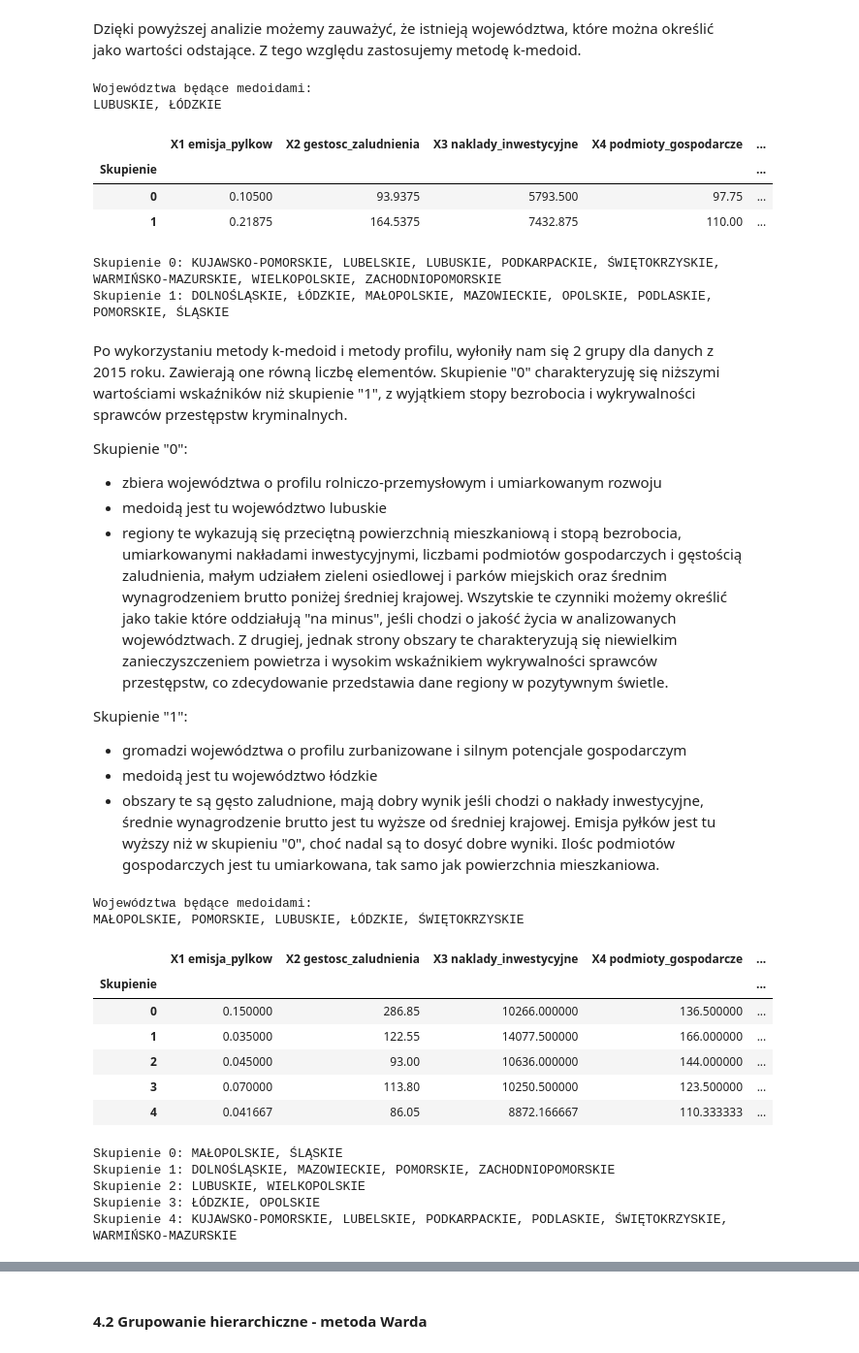
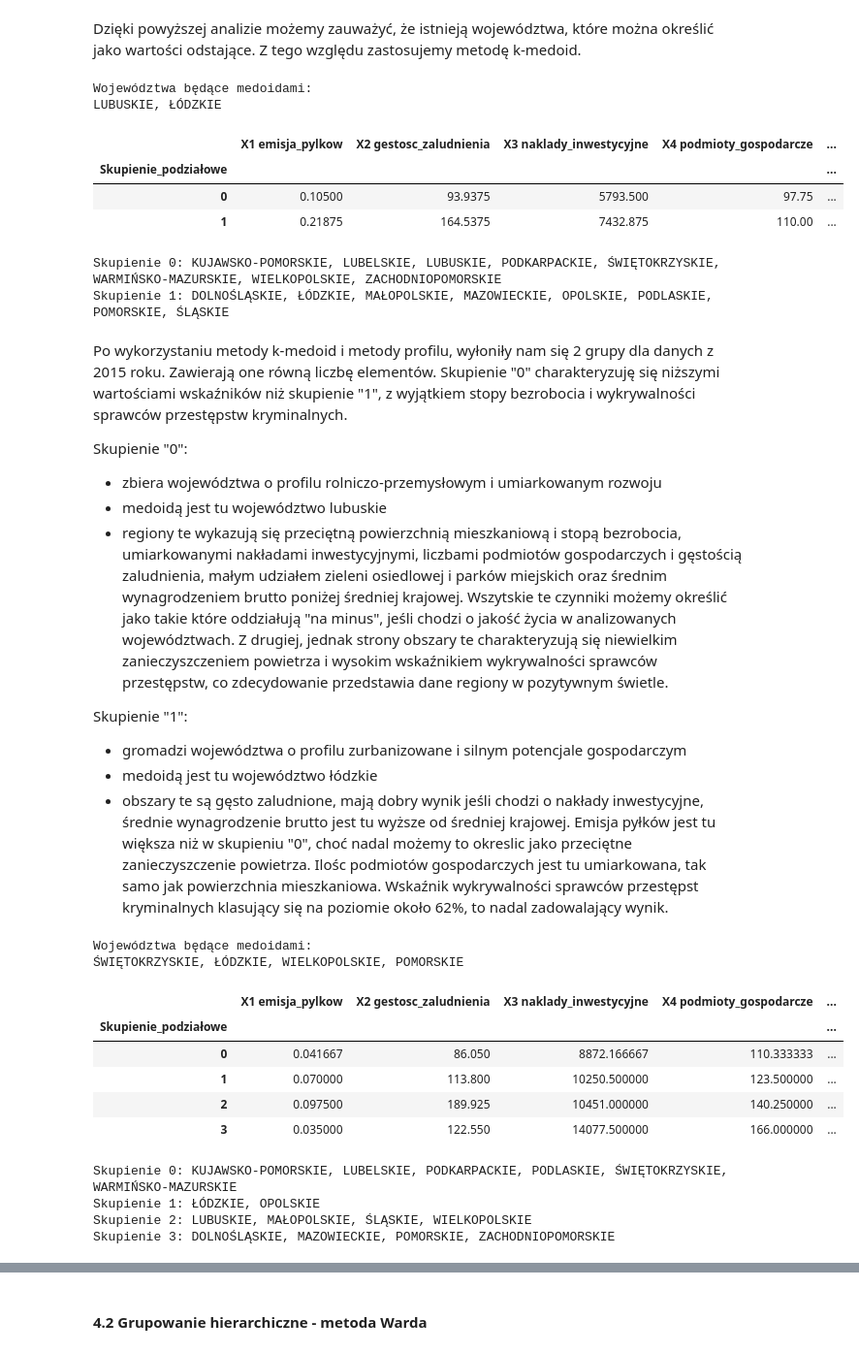
Before and after one commit to Fyjonn/Statistical-data-analysis, a Jupyter notebook: project.ipynb, the cells around one changed output, grey strips where cells are left out. Shown at 97% size. Saved outputs shown, nothing was run; the diff lists cells and outputs as text; code cells hidden in the pictures.

Commit message:
Dokończenie opisu dla grupowania podziałowego, grupowanie hierarchiczne

```diff
--- a/project.ipynb
+++ b/project.ipynb
@@ -398,23 +398,23 @@ def k_medoid (df):
             sil_core = score
             k = i
     kmedoids = KMedoids(n_clusters=k, random_state=42, metric='euclidean')
-    df['Skupienie'] = kmedoids.fit_predict(df_scaled)
+    df['Skupienie_podziałowe'] = kmedoids.fit_predict(df_scaled)
     medoid_indices = kmedoids.medoid_indices_
     print("Województwa będące medoidami:")
     print(", ".join(df.index[medoid_indices]))
 
 
 k_medoid(df_2015)
-tabela_medoid_2015 = df_2015.groupby('Skupienie').mean()
+tabela_medoid_2015 = df_2015.groupby('Skupienie_podziałowe').mean()
 display(tabela_medoid_2015)
-grupy_wojewodztw_2015 = df_2015.groupby('Skupienie').apply(lambda x: list(x.index), include_groups = False).reset_index(name='Województwa')
+grupy_wojewodztw_2015 = df_2015.groupby('Skupienie_podziałowe').apply(lambda x: list(x.index), include_groups = False).reset_index(name='Województwa')
 for idx, row in grupy_wojewodztw_2015.iterrows():
-    print(f"Skupienie {row['Skupienie']}: {', '.join(row['Województwa'])}")
+    print(f"Skupienie {row['Skupienie_podziałowe']}: {', '.join(row['Województwa'])}")
 # %% [output]
 Województwa będące medoidami:
 LUBUSKIE, ŁÓDZKIE
 |  | X1 emisja_pylkow | X2 gestosc_zaludnienia | X3 naklady_inwestycyjne | X4 podmioty_gospodarcze | ... |
-| Skupienie |  |  |  |  | ... |
+| Skupienie_podziałowe |  |  |  |  | ... |
 | 0 | 0.10500 | 93.9375 | 5793.500 | 97.75 | ... |
 | 1 | 0.21875 | 164.5375 | 7432.875 | 110.00 | ... |
 Skupienie 0: KUJAWSKO-POMORSKIE, LUBELSKIE, LUBUSKIE, PODKARPACKIE, ŚWIĘTOKRZYSKIE, WARMIŃSKO-MAZURSKIE, WIELKOPOLSKIE, ZACHODNIOPOMORSKIE
@@ -432,27 +432,25 @@ Skupienie "1":
 
 - gromadzi województwa o profilu zurbanizowane i silnym potencjale gospodarczym
 - medoidą jest tu województwo łódzkie
-- obszary te są gęsto zaludnione, mają dobry wynik jeśli chodzi o nakłady inwestycyjne, średnie wynagrodzenie brutto jest tu wyższe od średniej krajowej. Emisja pyłków jest tu wyższy niż w skupieniu "0", choć nadal są to dosyć dobre wyniki. Ilośc podmiotów gospodarczych jest tu umiarkowana, tak samo jak powierzchnia mieszkaniowa.
+- obszary te są gęsto zaludnione, mają dobry wynik jeśli chodzi o nakłady inwestycyjne, średnie wynagrodzenie brutto jest tu wyższe od średniej krajowej. Emisja pyłków jest tu większa niż w skupieniu "0", choć nadal możemy to okreslic jako przeciętne zanieczyszczenie powietrza. Ilośc podmiotów gospodarczych jest tu umiarkowana, tak samo jak powierzchnia mieszkaniowa. Wskaźnik wykrywalności sprawców przestępst kryminalnych klasujący się na poziomie około 62%, to nadal zadowalający wynik.
 # %%
 k_medoid(df_2024)
-tabela_medoid_2024 = df_2024.groupby('Skupienie').mean()
+tabela_medoid_2024 = df_2024.groupby('Skupienie_podziałowe').mean()
 display(tabela_medoid_2024)
-grupy_wojewodztw_2024 = df_2024.groupby('Skupienie').apply(lambda x: list(x.index), include_groups = False).reset_index(name='Województwa')
+grupy_wojewodztw_2024 = df_2024.groupby('Skupienie_podziałowe').apply(lambda x: list(x.index), include_groups = False).reset_index(name='Województwa')
 for idx, row in grupy_wojewodztw_2024.iterrows():
-    print(f"Skupienie {row['Skupienie']}: {', '.join(row['Województwa'])}")
+    print(f"Skupienie {row['Skupienie_podziałowe']}: {', '.join(row['Województwa'])}")
 # %% [output]
 Województwa będące medoidami:
-MAŁOPOLSKIE, POMORSKIE, LUBUSKIE, ŁÓDZKIE, ŚWIĘTOKRZYSKIE
+ŚWIĘTOKRZYSKIE, ŁÓDZKIE, WIELKOPOLSKIE, POMORSKIE
 |  | X1 emisja_pylkow | X2 gestosc_zaludnienia | X3 naklady_inwestycyjne | X4 podmioty_gospodarcze | ... |
-| Skupienie |  |  |  |  | ... |
-| 0 | 0.150000 | 286.85 | 10266.000000 | 136.500000 | ... |
-| 1 | 0.035000 | 122.55 | 14077.500000 | 166.000000 | ... |
-| 2 | 0.045000 | 93.00 | 10636.000000 | 144.000000 | ... |
-| 3 | 0.070000 | 113.80 | 10250.500000 | 123.500000 | ... |
-| 4 | 0.041667 | 86.05 | 8872.166667 | 110.333333 | ... |
+| Skupienie_podziałowe |  |  |  |  | ... |
+| 0 | 0.041667 | 86.050 | 8872.166667 | 110.333333 | ... |
+| 1 | 0.070000 | 113.800 | 10250.500000 | 123.500000 | ... |
+| 2 | 0.097500 | 189.925 | 10451.000000 | 140.250000 | ... |
+| 3 | 0.035000 | 122.550 | 14077.500000 | 166.000000 | ... |
-Skupienie 0: MAŁOPOLSKIE, ŚLĄSKIE
-Skupienie 1: DOLNOŚLĄSKIE, MAZOWIECKIE, POMORSKIE, ZACHODNIOPOMORSKIE
-Skupienie 2: LUBUSKIE, WIELKOPOLSKIE
-Skupienie 3: ŁÓDZKIE, OPOLSKIE
-Skupienie 4: KUJAWSKO-POMORSKIE, LUBELSKIE, PODKARPACKIE, PODLASKIE, ŚWIĘTOKRZYSKIE, WARMIŃSKO-MAZURSKIE
+Skupienie 0: KUJAWSKO-POMORSKIE, LUBELSKIE, PODKARPACKIE, PODLASKIE, ŚWIĘTOKRZYSKIE, WARMIŃSKO-MAZURSKIE
+Skupienie 1: ŁÓDZKIE, OPOLSKIE
+Skupienie 2: LUBUSKIE, MAŁOPOLSKIE, ŚLĄSKIE, WIELKOPOLSKIE
+Skupienie 3: DOLNOŚLĄSKIE, MAZOWIECKIE, POMORSKIE, ZACHODNIOPOMORSKIE
 # %% [markdown]
```
Also changed, not shown: parts of 7 cells of this notebook.
